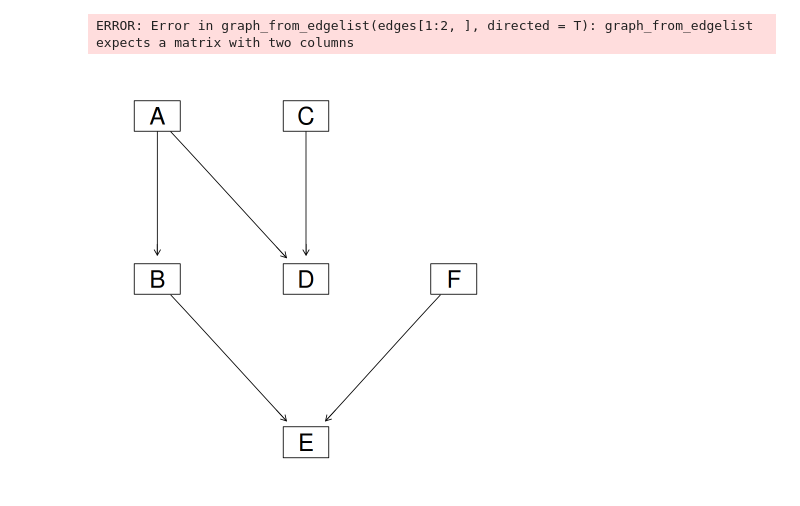
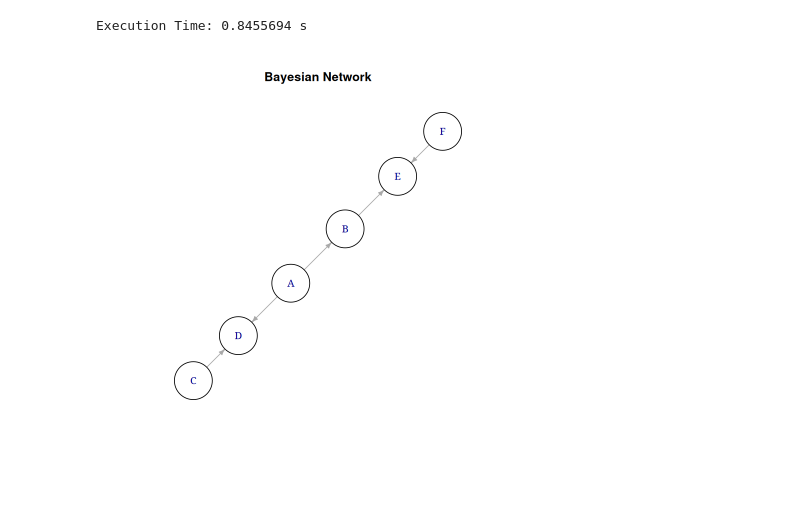
Before and after one commit to sofiadilucia/Bayesian-Networks, a Jupyter notebook: k2_algo.ipynb, the cells around one changed output. Saved outputs shown, nothing was run; the diff lists cells and outputs as text; code cells hidden in the pictures.

Commit message:
Working always
To do:
 -  nodes.order finder -> score function .
- tidying up graphs

```diff
--- a/k2_algo.ipynb
+++ b/k2_algo.ipynb
@@ -78,16 +72,16 @@ k2helper <- function(i, pii, dataset, nodes.order, log=TRUE) {
     #cat("\nri", r_i)
     individual_alphas <- fastalphaijk(i, pii, dataset, nodes.order) # works good
     #cat("\nindividual alphas::",individual_alphas)
-    aijk <- prod(factorial(individual_alphas)) ##
+    #aijk <- prod(factorial(individual_alphas)) ##
     grouping_alphas <- matrix(individual_alphas, nrow=r_i) # to get the right Nijs
     nij <- colSums(grouping_alphas)
     #print(nij)
 
-    produttoria_alpha <- prod(factorial(individual_alphas))
-    log_produttoria_alpha <- sum(lgamma(individual_alphas + 1))
-    log_numeratore <- lgamma(r_i) # r_i - 1 + 1 = r_i
+    produttoria_alpha <- prod(lfactorial(individual_alphas))
+    log_produttoria_alpha <- sum(lfactorial(individual_alphas))
+    log_numeratore <- sum(lfactorial(rep(r_i-1,q_i))) # r_i - 1 + 1 = r_i
     numeratore <- factorial(r_i-1)
-    log_denominatore <- lgamma(nij + r_i) # nij + r_i - 1 + 1 = nij + r_i
+    log_denominatore <- sum(lfactorial(nij + r_i-1)) # nij + r_i - 1 + 1 = nij + r_i
     denominatore <- factorial(nij+r_i-1)
     log_out <- log_numeratore - log_denominatore + log_produttoria_alpha
     out1 <- prod((numeratore/denominatore))*produttoria_alpha
@@ -103,17 +97,19 @@ k2helper <- function(i, pii, dataset, nodes.order, log=TRUE) {
 
 k2 <- function(dataset, nodes.order, upperbound) {
     start <- Sys.time()  # SOFIA
+
     edges <- list()  # ← new: store edges here  SOFIA
+
     nodes <- colnames(dataset)
     for (i in seq_along(nodes.order)) {
         actual_node <- nodes.order[i]
         #cat("\n", i,"\n")
         pii <- c()
         p.old <- k2helper(i, pii,dataset, nodes.order)
-        #cat("\n ",p.old, "\n should be ", 1/2772)
         proceed <- TRUE
         #cat("\ni::",i, "\n")
-        while (proceed && length(pii) < upperbound) {
+        p.new.container <- c()
+        while (proceed && length(pii) <= upperbound) {
             predecessors_idx <- i-1
             predecessors <- nodes.order[0:predecessors_idx]
             #cat("\npredecessors::", predecessors, " pii:: ", pii)
@@ -121,22 +117,23 @@ k2 <- function(dataset, nodes.order, upperbound) {
             if (length(piiuz) > 1) {
                 daddy.s.probs <- c()
                 for (daddy in seq_along(piiuz)) {
-                    p.new <- k2helper(i, piiuz[daddy], dataset, nodes.order)
+                    p.new <- k2helper(i, c(pii, piiuz[daddy]), dataset, nodes.order)
                     daddy.s.probs <- c(daddy.s.probs, c(p.new))
                 }
                 p.new <- max(daddy.s.probs)
-                #cat("pnew", p.new, "pold", p.old)
-                genitore <-  piiuz[daddy.s.probs == p.new]
+                #cat("\npnew", p.new, "pold", p.old)
+                eventuale.genitore <-  piiuz[daddy.s.probs == p.new]
             } else {
                 p.new <- k2helper(i, piiuz, dataset, nodes.order)
-                genitore <- piiuz
+                eventuale.genitore <- piiuz
             }
             #cat("\npiiuz:: ",piiuz,"\np.old:: ", p.old, "\np.new:: ", p.new)    #edge_matrix <- do.call(rbind, edges)
 
             #roof <- roof+1
             if (p.new > p.old) {
                 p.old <- p.new
-                pii <- c(pii, genitore)
+                pii <- c(pii, eventuale.genitore)
+                p.new.container <- c(p.new.container, p.new)
                 #ifelse(roof>length(nodes)^length(nodes), proceed <- FALSE, proceed <- TRUE)
             } else  {
                 proceed <- FALSE
@@ -145,11 +142,13 @@ k2 <- function(dataset, nodes.order, upperbound) {
         #cat('\nNode', nodes.order[i], '--> Parents:', pii,'\n')
 
         # Store edges: each pii is a parent of actual_node  SOFIA
-        if (length(pii) > 0) {
-            for (parent in pii) {
-                edges[[length(edges) + 1]] <- c(parent, actual_node, p.new)
+        if (length(pii) >= 0) {
+            for (iterator in seq_along(pii)) {
+                parent <- pii[iterator]
+                edges[[length(edges) + 1]] <- c(parent, actual_node, p.new.container[iterator])
             }
         }
+
     }
     end <- Sys.time()
     execution_time <- difftime(time1 = end, time2 = start, units = "secs")
@@ -196,20 +197,16 @@ A matrix: 5 × 3 of type chr
 # %%
-# Convert to graph
-g <- graph_from_edgelist(edges[1:2,], directed = T)
+learning_edges <- k2(dataset=df, upperbound = 3, nodes.order = c("A","B","C","D","F","E"))
+#edges2 <- k2(dataset=df, upperbound = 3, nodes.order = c("C","F","A","B","D","E"))
 
-
+g <- graph_from_edgelist(learning_edges[,1:2], directed = TRUE)
 
 # Plot it
 plot(g,
      vertex.color = "white",
      vertex.size = 30,
      edge.arrow.size = 0.5,
-     layout = layout_as_tree,
+     #layout = layout_as_tree,
      main = "Bayesian Network")
 # %% [output]
-ERROR: Error in graph_from_edgelist(edges[1:2, ], directed = T): graph_from_edgelist expects a matrix with two columns
+Execution Time: 0.8455694 s
+[figure, added]
-# %%
-dag = model2network("[A][C][F][B|A][D|A:C][E|B:F]")
-graphviz.plot(dag)
-# %% [output]
-[figure, removed]
```
Also changed, not shown: parts of 14 cells of this notebook.
